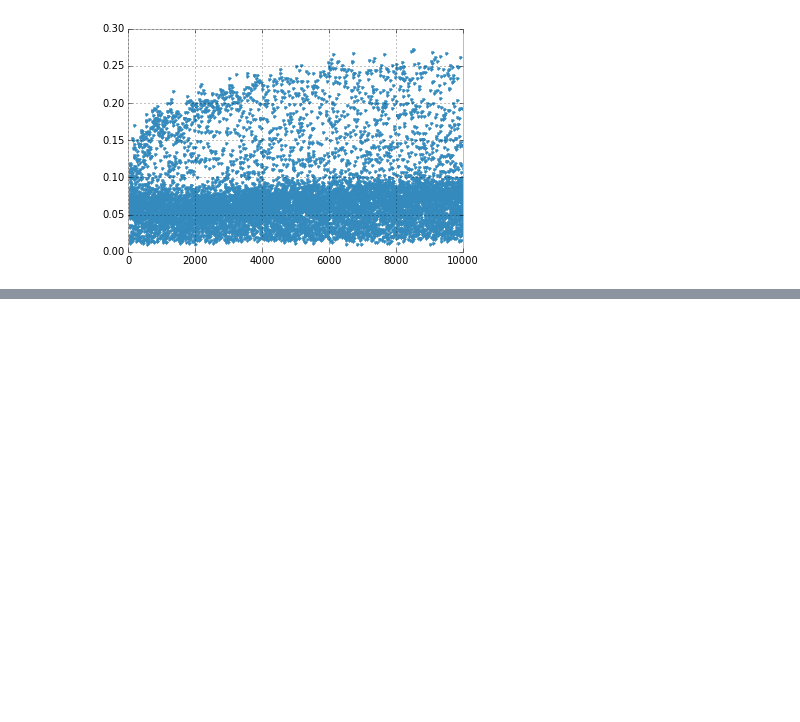
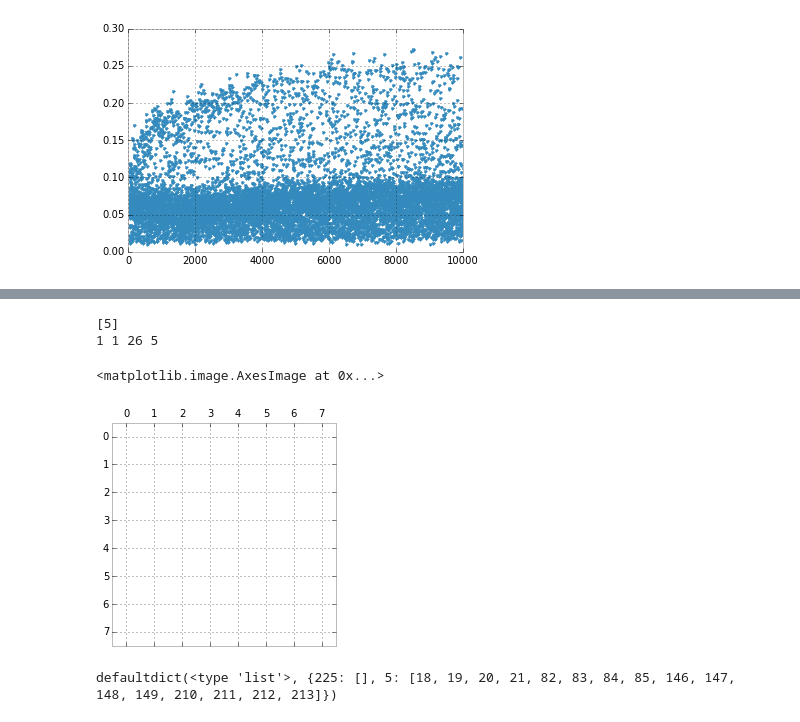
Before and after one commit to colinclement/cudaRBM, a Jupyter notebook: code/python/nbRBM.ipynb, the cells around one changed output, grey strips where cells are left out. Saved outputs shown, nothing was run; the diff lists cells and outputs as text; code cells hidden in the pictures; blank space fills up the shorter version.

```diff
--- a/code/python/nbRBM.ipynb
+++ b/code/python/nbRBM.ipynb
@@ -434,0 +426,39 @@ array([[ 0.0238539 , -0.09769378, -0.06930301, ..., -0.03073581,
+# %%
+l = 4
+b = 2
+L_v = 8
+N_v = L_v**2
+L_h = L_v/b
+N_h = L_h**2
+v_ind = range(N_v)
+h_ind = range(N_h)
+h_conn = defaultdict(list)
+h_ind = [1*L_h + 1]
+for i in range(l):
+    for j in range(l):
+        for h in h_ind:
+            vi, vj = 2*h/L_h, 2*h%L_h
+            vih = (vi+i*L_v)%L_v
+            vjh = (vj+j - ((vj+j)/L_v)*L_v)%L_v
+            h_conn[h] += [vih*L_v+vjh]
+# %%
+print h_ind
+print hi, hj, vih, vjh
+# %% [output]
+[5]
+1 1 26 5
+# %%
+foo = np.zeros((L_v,L_v))
+for ind in h_conn[225]:
+    i = ind/L_v
+    j = ind%L_v
+    print i,j
+    foo[i,j]=1
+plt.matshow(foo, cmap='Greys')
+# %% [output]
+<matplotlib.image.AxesImage at 0x...>
+[figure, added]
+# %%
+h_conn
+# %% [output]
+defaultdict(<type 'list'>, {225: [], 5: [18, 19, 20, 21, 82, 83, 84, 85, 146, 147, 148, 149, 210, 211, 212, 213]})
```
Also changed, not shown: parts of 10 cells of this notebook.
